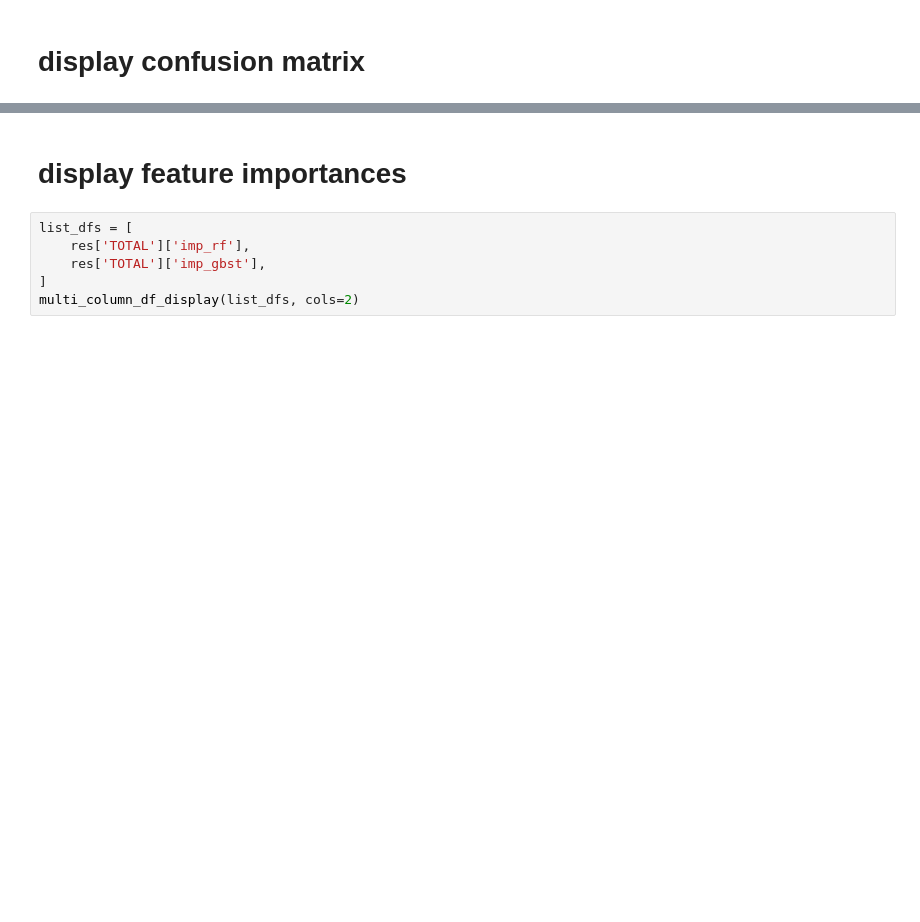
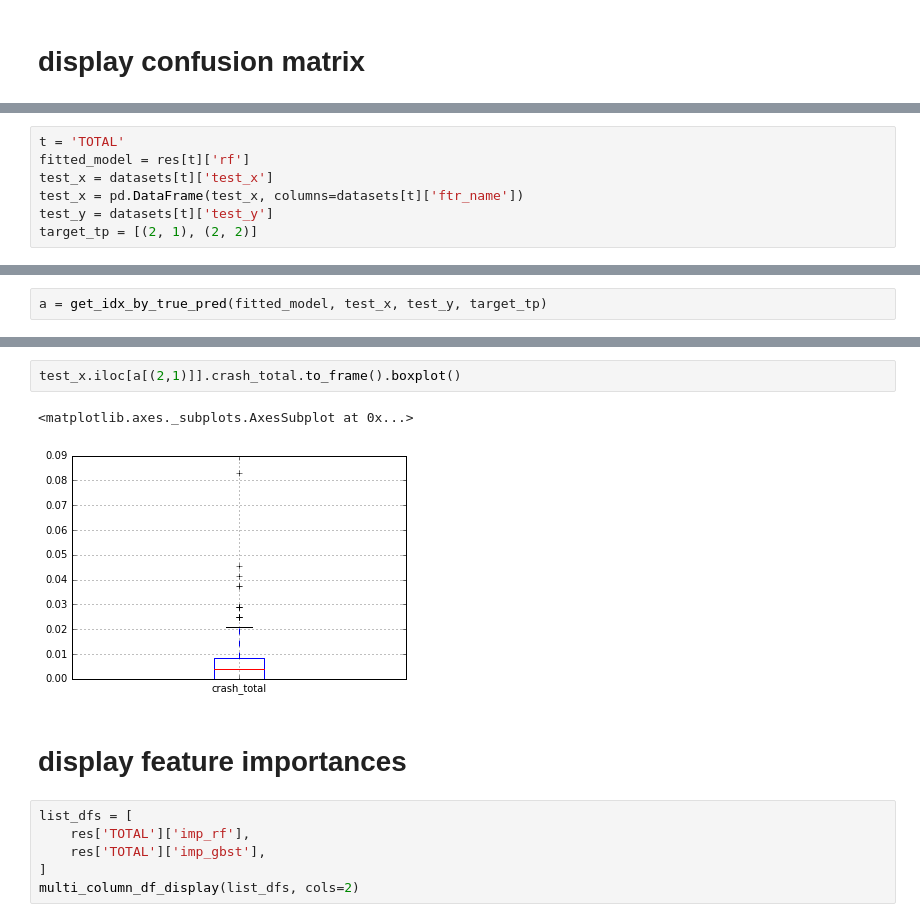
Before and after one commit to JHWu92/Cycling_safety, a Jupyter notebook: open_data_analysis/ANA-PRED - LTS.ipynb, the cells around one changed output, grey strips where cells are left out. Saved outputs shown, nothing was run; the diff lists cells and outputs as text; blank space fills up the shorter version.

```diff
--- a/open_data_analysis/ANA-PRED - LTS.ipynb
+++ b/open_data_analysis/ANA-PRED - LTS.ipynb
@@ -116,0 +113,7 @@ multi_column_df_display(list_dfs)
+# %%
+t = 'TOTAL'
+fitted_model = res[t]['rf']
+test_x = datasets[t]['test_x']
+test_x = pd.DataFrame(test_x, columns=datasets[t]['ftr_name'])
+test_y = datasets[t]['test_y']
+target_tp = [(2, 1), (2, 2)]
@@ -116,0 +124,2 @@ multi_column_df_display(list_dfs)
+# %%
+a = get_idx_by_true_pred(fitted_model, test_x, test_y, target_tp)
@@ -117,3 +148,8 @@ multi_column_df_display(list_dfs)
+# %%
+test_x.iloc[a[(2,1)]].crash_total.to_frame().boxplot()
+# %% [output]
+<matplotlib.axes._subplots.AxesSubplot at 0x...>
+[figure, added]
 # %% [markdown]
 # display feature importances
 # %%
```
Also changed, not shown: parts of 7 cells of this notebook.
